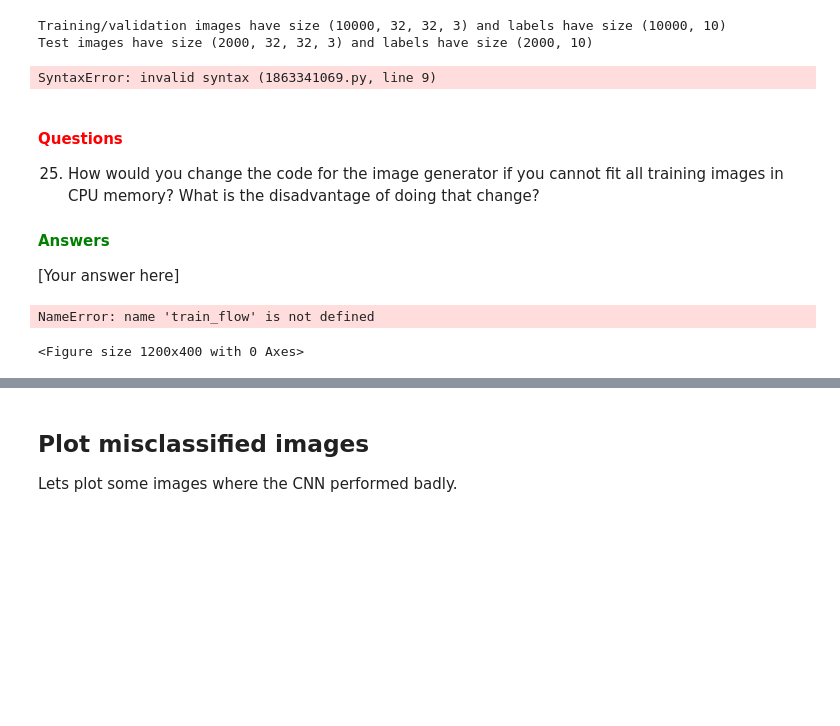
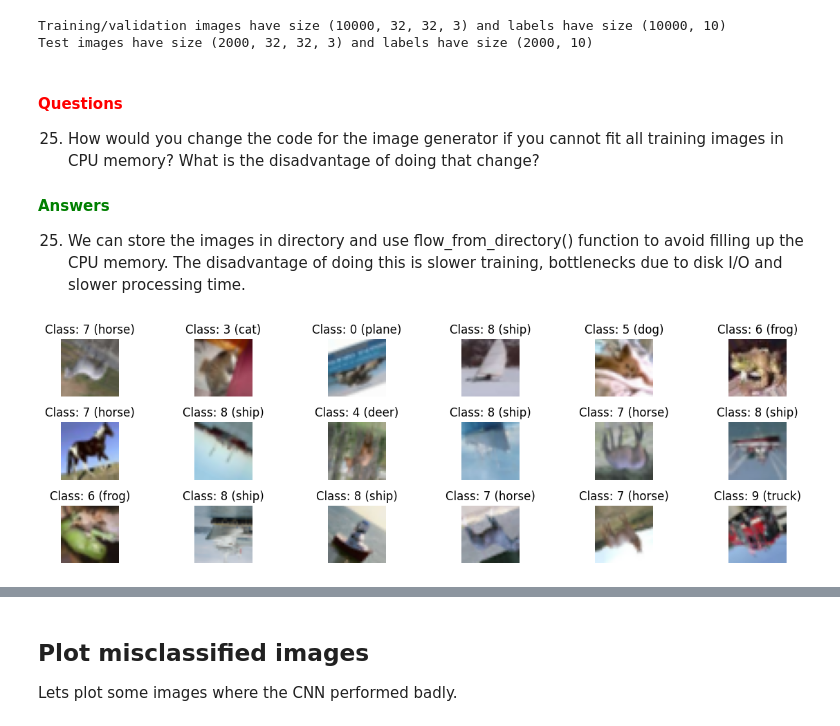
Before and after one commit to PranavC225/732A82_Deep_Learning, a Jupyter notebook: 3_CNN/CNN_Lab.ipynb, the cells around one changed output, grey strips where cells are left out. Saved outputs shown, nothing was run; the diff lists cells and outputs as text; code cells hidden in the pictures; blank space fills up the shorter version.

```diff
--- a/3_CNN/CNN_Lab.ipynb
+++ b/3_CNN/CNN_Lab.ipynb
@@ -827,41 +948,37 @@ image_dataset = ImageDataGenerator(
     rotation_range=30,
     horizontal_flip=True,
     vertical_flip=True,
-    width_shift_range=0.2,
-    height_shift_range=0.2,
-    zoom_range=0.2,
-    fill_mode="nearest"
+    validation_split=0.2
 )
 
+train_flow = image_dataset.flow(X, Y, batch_size = 32)
+
 # ============================================
-# %% [output]
-SyntaxError: invalid syntax (1863341069.py, line 9)
 # %% [markdown]
 #### **<span style="color:red">Questions</span>**
 
 25. How would you change the code for the image generator if you cannot fit all training images in CPU memory? What is the disadvantage of doing that change?
 
 #### **<span style="color:green">Answers</span>**
-[Your answer here]
+25. We can store the images in directory and use flow_from_directory() function to avoid filling up the CPU memory. The disadvantage of doing this is slower training, bottlenecks due to disk I/O and slower processing time.
 # %%
 # Plot some augmented images
 
 plt.figure(figsize=(12,4))
 for i in range(18):
-    (im, label) = train_flow.next()
+    (im, label) = next(train_flow)
     im = (im[0] + 1) * 127.5
     im = im.astype('int')
     label = np.flatnonzero(label)[0]
 
     plt.subplot(3,6,i+1)
     plt.tight_layout()
     plt.imshow(im)
     plt.title("Class: {} ({})".format(label, classes[label]))
     plt.axis('off')
 plt.show()
 # %% [output]
-NameError: name 'train_flow' is not defined
-<Figure size 1200x400 with 0 Axes>
+[figure, added]
 # %% [markdown]
 ## 5.2 Train the CNN with images from the generator
 
```
Also changed, not shown: parts of 31 cells of this notebook.
